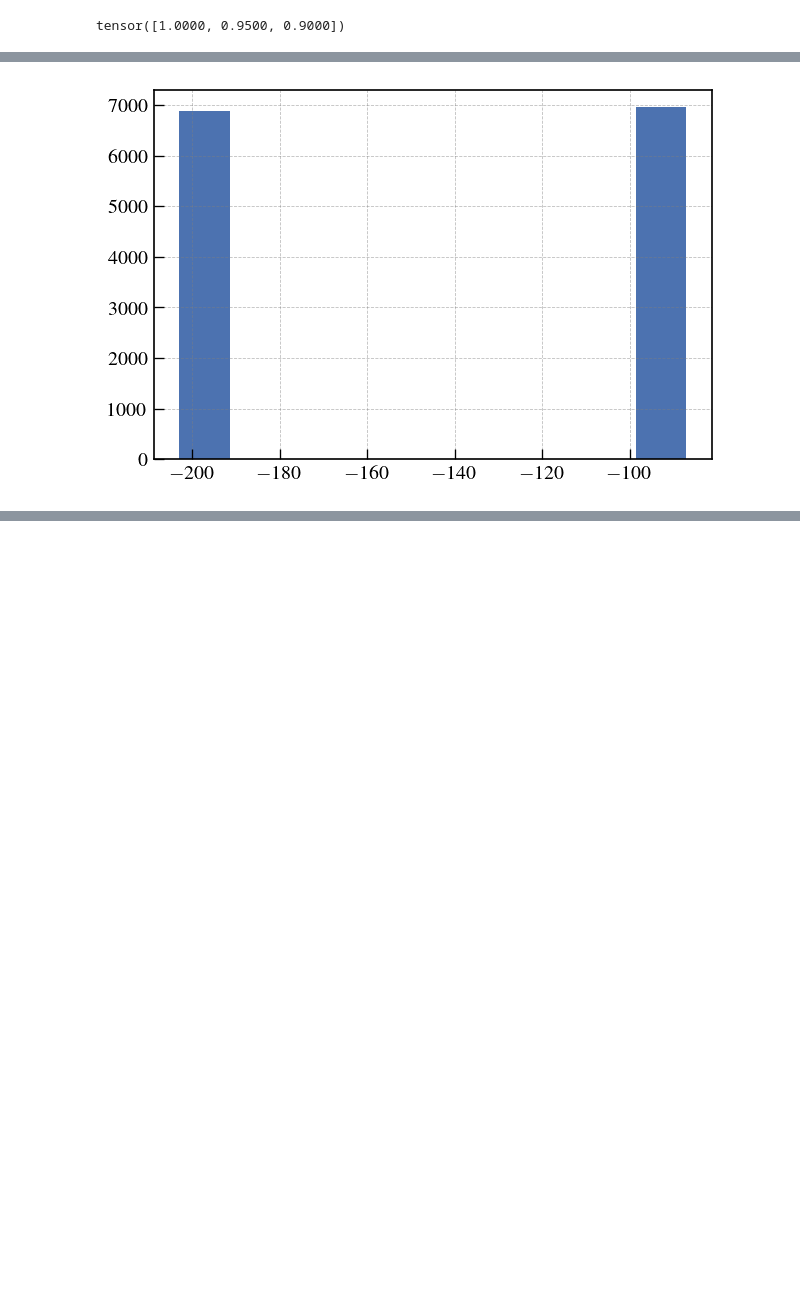
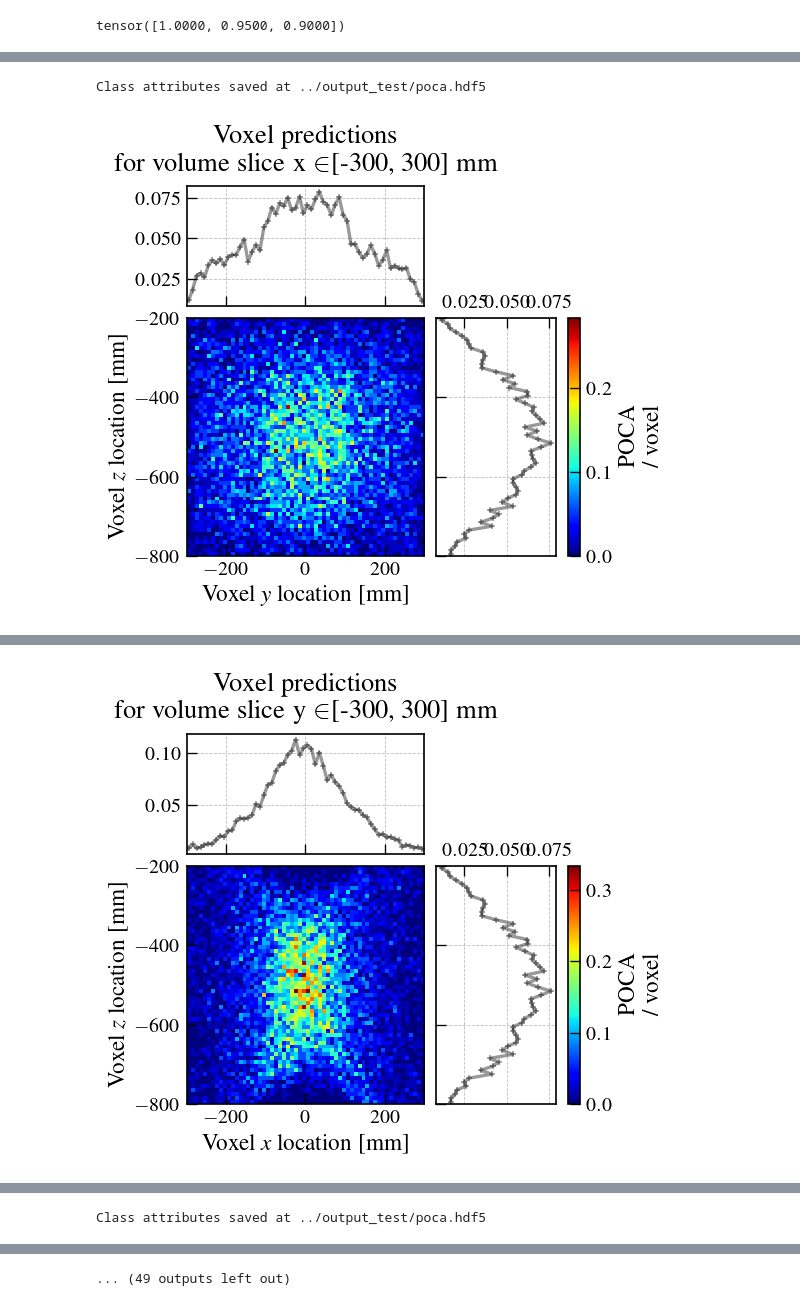
Before and after one commit to MaximeLagrange/muograph, a Jupyter notebook: Analysis.ipynb, the cells around one changed output, grey strips where cells are left out. Drawn from its saved outputs; the diff is of its cells as text; code cells hidden in the pictures; blank space fills up the shorter version.

```diff
--- a/Analysis.ipynb
+++ b/Analysis.ipynb
@@ -375,6 +414,7 @@ def poisson_Z(Na, Va, Nb, Vb, eps=1e-9):
 ### Volume of interest
 # %%
 v = 10
+v = 100
 voi = Volume(
     position = (0, 0, -500),
     dimension = (600, 600, 600),
@@ -400,0 +447,6 @@ plt.show()
+# %%
+for i in range(30-6, 30-3):
+    print(i)
+print("")
+for i in range(30+5, 30+6):
+    print(i)
@@ -834,7 +1298,9 @@ x_0[0], x_5[0]
 # %% [markdown]
 ##### Project trajectories
 # %%
-x_proj = 290 # project trajectories to -200 and +200
+# project trajectories
+x_proj = 290 # panel separation 180 mm
+x_proj = 410 # panel separation 300 mm
 
 PL_0 = -x_proj-x_0
 PL_5 = x_proj-x_5
@@ -1600,25 +1852,22 @@ print(Qs_p2)
 # %% [output]
 tensor([1.0000, 0.9500, 0.9000])
 # %%
-by = 0.05
-# by = 3.335
-# Qs_p1 = torch.arange(0.00, 3.05, by)
-# Qs_p2 = torch.arange(1.33, 3.75, -by)
-
 # perfect spatial resolution
 by = 0.025*2
 offset = 0.2
 
 # 1mm xyz spatial resolution
-by = 0.001
 offset = 0
-# Qs_p1 = torch.arange(0.00+offset, offset+by*9.9, by)
-Qs_p1 = torch.arange(0.00+offset, offset+by*3.9, by)
+by = 0.05*2
+Qs_p1 = torch.arange(0.00+offset, offset+by*9.9, by)
+# Qs_p1 = torch.arange(0.00+offset, offset+by*2.9, by)
+# Qs_p1 = torch.arange(0.00+offset, offset+by*0.9, by)
 
 print(Qs_p1)
 
-by = 0.25/2
-Qs_p2 = torch.arange(1.00, 1.00-by*1, -by)
+by = 0.01
+Qs_p2 = torch.arange(1.00, 1.00-by*0.9, -by)
+# Qs_p2 = torch.arange(1.00, 1.00-by*3.9, -by)
 # by = 0.005
 # Qs_p2 = torch.arange(1.00, 1.00-by*2.9, -by)
 
@@ -1673,16 +1922,16 @@ for i_q1 in range(0, Qs_p1.size()[0]):
         poca
 
         # Choose a dimension to project along (0 = x, 1 = y, 2 = z)
-        dim = 0
-        poca.plot_pred_slice(
-            voi=voi,  # The volume of interest
-            xyz_voxel_preds=poca.n_poca_per_vox,  # The voxelized predictions to plot
-            voi_slice=(0, voi.n_vox_xyz[dim]-1), # Choose a range of voxels to plot along the desired direction
-            dim = dim, # The dimension to project along
-            figname = resolution + str(int((q1)*1000)) + str(int((q2)*1000)), # The name of the figure to Save
-            pred_label="POCA \n/ voxel",
-            pred_unit="",
-        )
+        for dim in range(0, 3):
+            poca.plot_pred_slice(
+                voi=voi,  # The volume of interest
+                xyz_voxel_preds=poca.n_poca_per_vox,  # The voxelized predictions to plot
+                voi_slice=(0, voi.n_vox_xyz[dim]-1), # Choose a range of voxels to plot along the desired direction
+                dim = dim, # The dimension to project along
+                figname = resolution + str(int((q1)*1000)) + str(int((q2)*1000)), # The name of the figure to Save
+                pred_label="POCA \n/ voxel",
+                pred_unit="",
+            )
 
         # Measurement of the amount of flux captured: pocas within the pillar
         # Uflux = torch.sum(poca.n_poca_per_vox)
@@ -1739 +1990,2 @@ Collection of tracks from 13,832 muons
+Class attributes saved at ../output_test/poca.hdf5
-[figure, old version]
+[figure, new version]
@@ -1740,0 +1992 @@ Collection of tracks from 13,832 muons
+[figure, added]
@@ -1740,0 +2012 @@ Collection of tracks from 13,832 muons
+Class attributes saved at ../output_test/poca.hdf5
@@ -1740,0 +2016 @@ Collection of tracks from 13,832 muons
+... (49 outputs left out)
```
Also changed, not shown: parts of 66 cells of this notebook.
